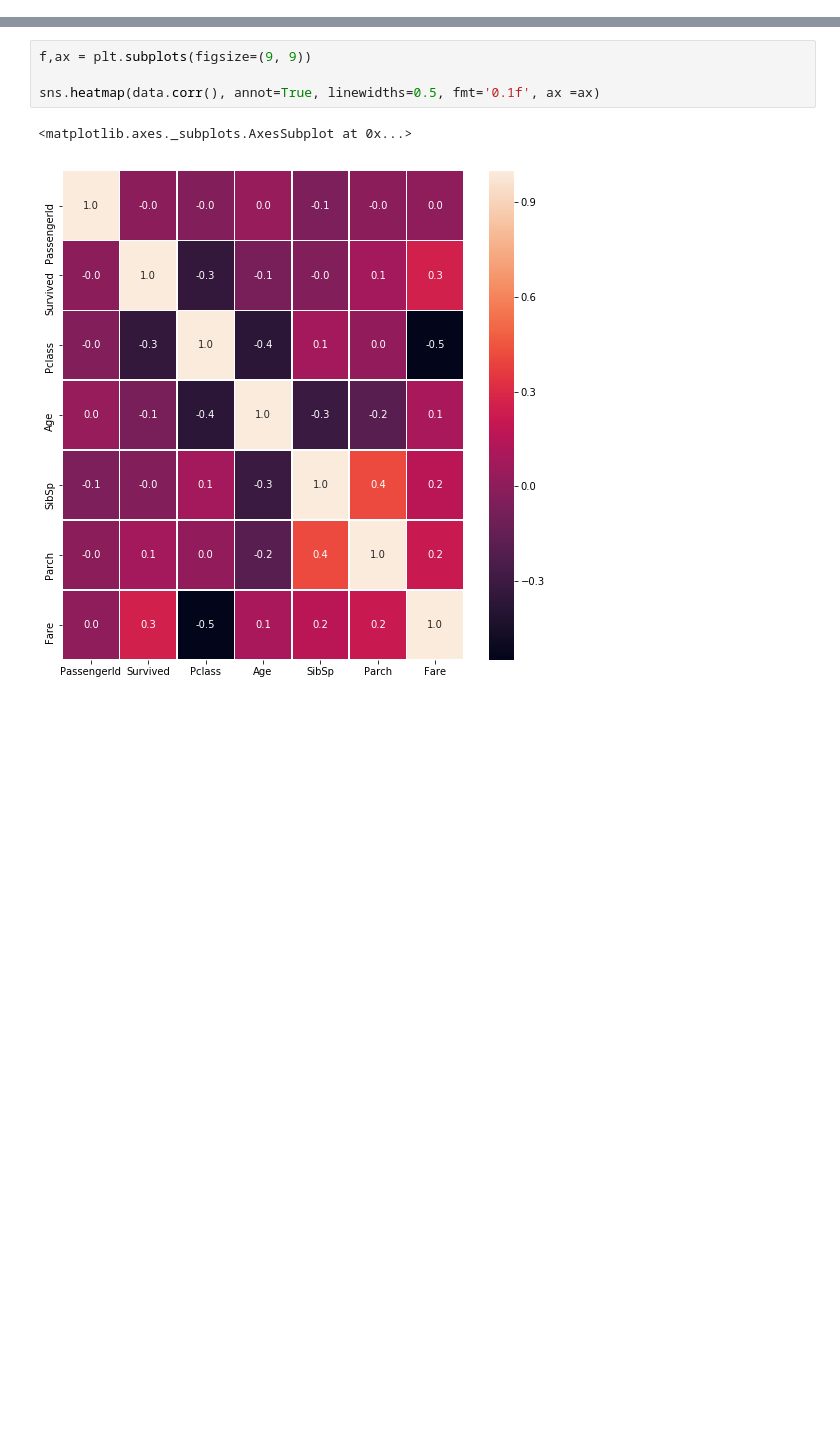
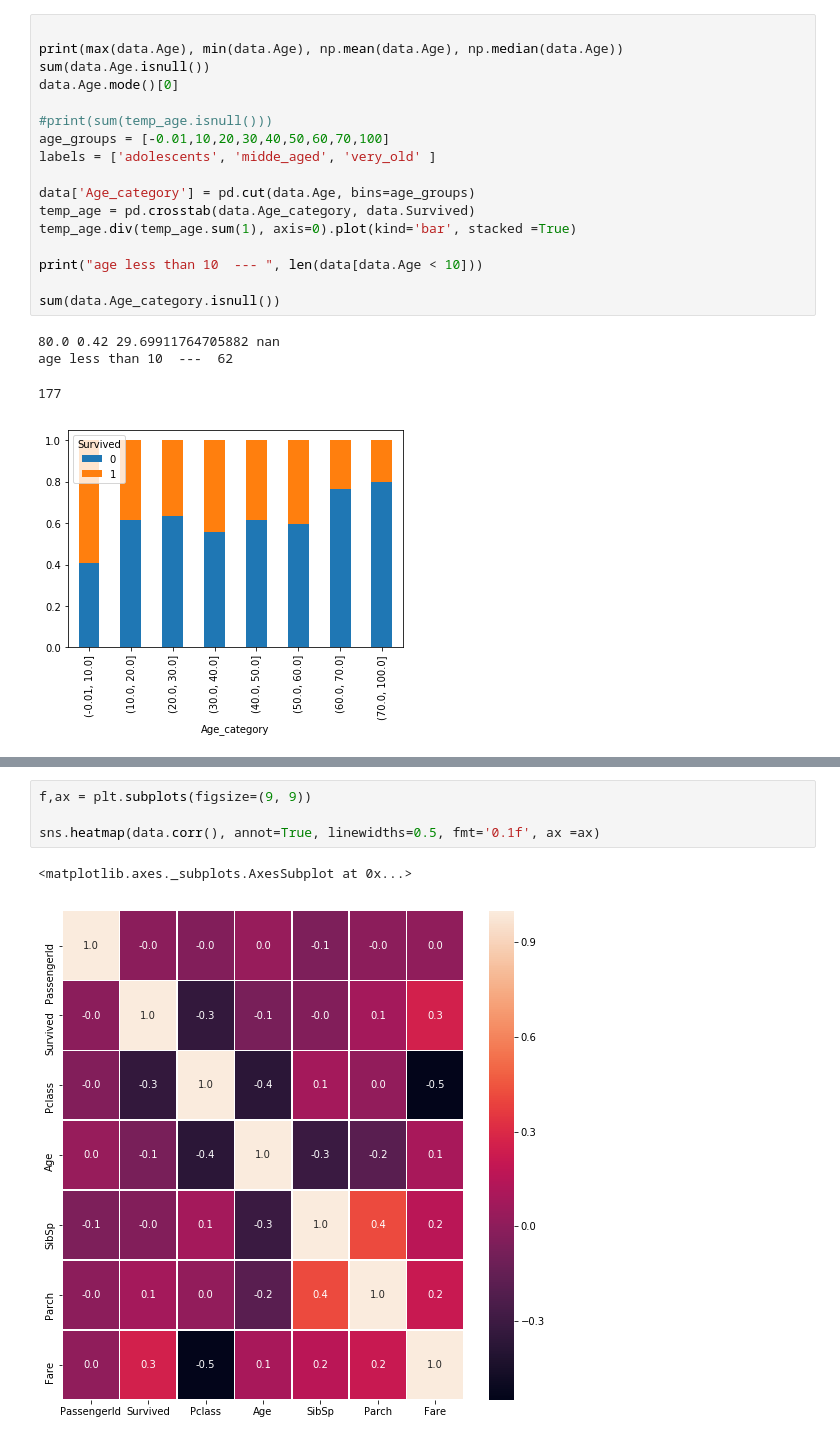
Before and after one commit to SudhakarGoyal/Titanic-Kaggle-dataset, a Jupyter notebook: titanic.ipynb, the cells around one changed output, grey strips where cells are left out. Saved outputs shown, nothing was run; the diff lists cells and outputs as text; blank space fills up the shorter version.

```diff
--- a/titanic.ipynb
+++ b/titanic.ipynb
@@ -137,0 +64,22 @@ plt.show()
+# %%
+
+print(max(data.Age), min(data.Age), np.mean(data.Age), np.median(data.Age))
+sum(data.Age.isnull())
+data.Age.mode()[0]
+
+#print(sum(temp_age.isnull()))
+age_groups = [-0.01,10,20,30,40,50,60,70,100]
+labels = ['adolescents', 'midde_aged', 'very_old' ]
+
+data['Age_category'] = pd.cut(data.Age, bins=age_groups)
+temp_age = pd.crosstab(data.Age_category, data.Survived)
+temp_age.div(temp_age.sum(1), axis=0).plot(kind='bar', stacked =True)
+
+print("age less than 10  --- ", len(data[data.Age < 10]))
+
+sum(data.Age_category.isnull())
+# %% [output]
+80.0 0.42 29.69911764705882 nan
+age less than 10  ---  62
+177
+[figure, added]
```
Also changed, not shown: parts of 55 cells of this notebook.
